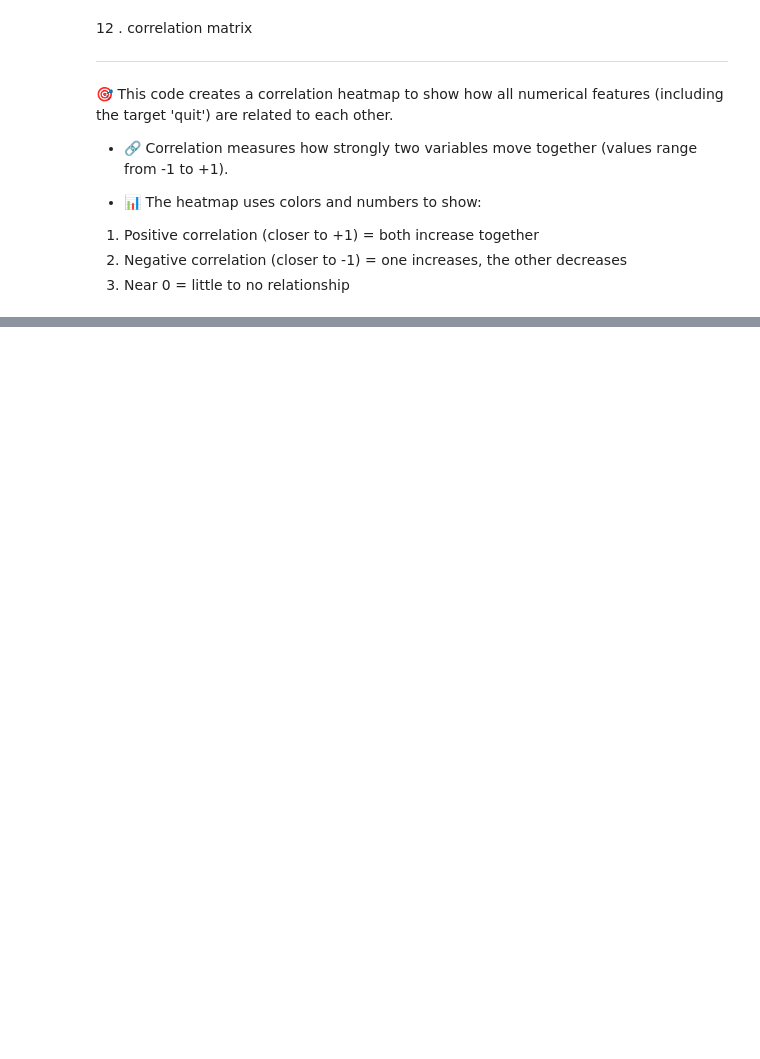
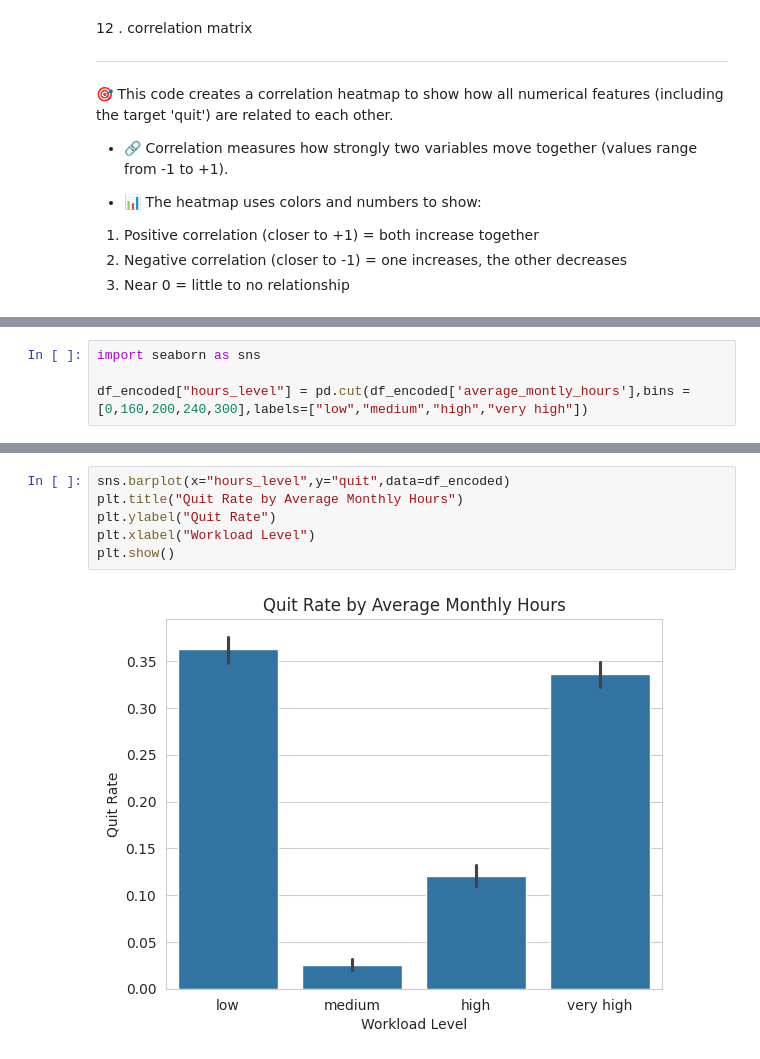
Before and after one commit to tamer-elkoT/Employee-Churn-Analysis-, a Jupyter notebook: EDA.ipynb, the cells around one changed output, grey strips where cells are left out. Cells and saved outputs as stored; diff of their text form; blank space fills up the shorter version.

```diff
--- a/EDA.ipynb
+++ b/EDA.ipynb
@@ -865,0 +1020,4 @@ plt.show()
+# %%
+import seaborn as sns
+
+df_encoded["hours_level"] = pd.cut(df_encoded['average_montly_hours'],bins = [0,160,200,240,300],labels=["low","medium","high","very high"])
@@ -865,0 +1033,8 @@ plt.show()
+# %%
+sns.barplot(x="hours_level",y="quit",data=df_encoded)
+plt.title("Quit Rate by Average Monthly Hours")
+plt.ylabel("Quit Rate")
+plt.xlabel("Workload Level")
+plt.show()
+# %% [output]
+[figure, added]
```
Also changed, not shown: parts of 40 cells of this notebook.
